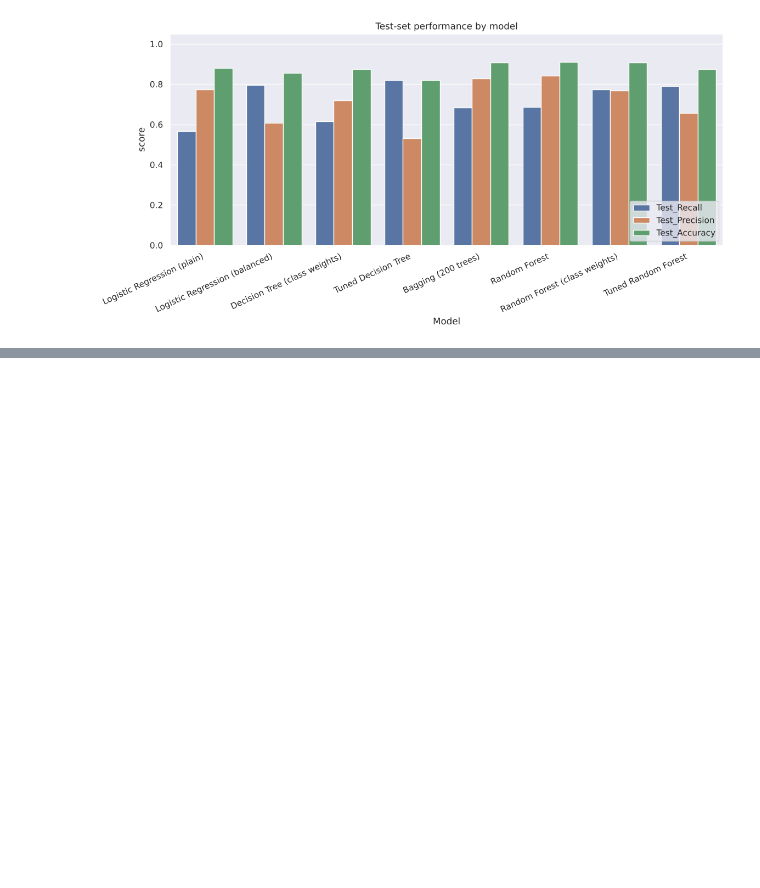
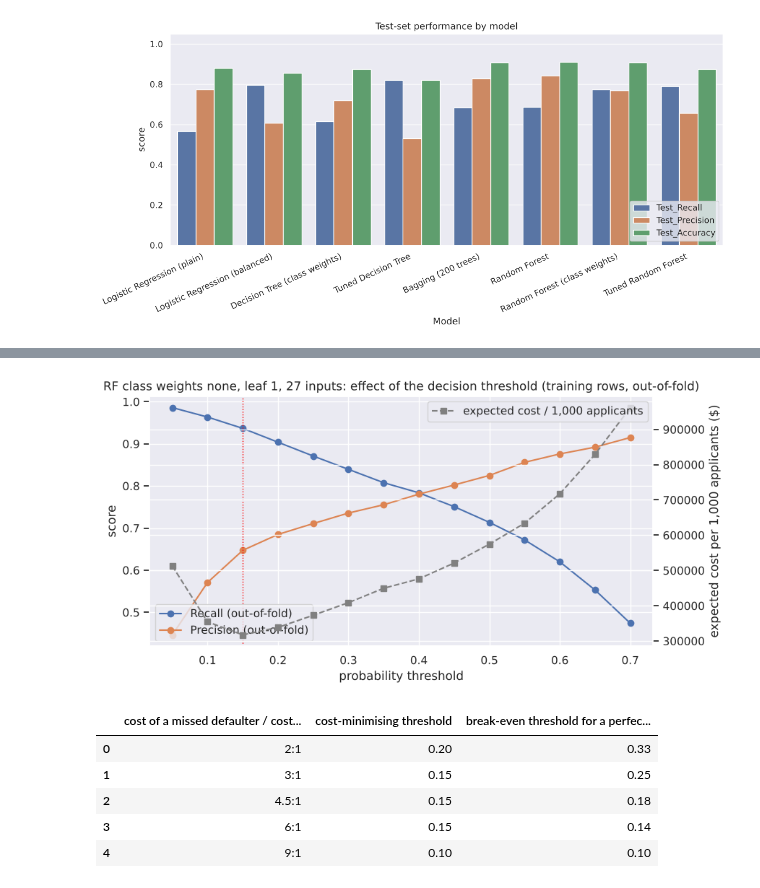
Before and after one commit to shubham1891/Personal-code, a Jupyter notebook: notebooks/Loan_Default_Prediction_Low_Code.ipynb, the cells around one changed output, grey strips where cells are left out. Cells and saved outputs as stored; diff of their text form; code cells hidden in the pictures; blank space fills up the shorter version.

```diff
--- a/notebooks/Loan_Default_Prediction_Low_Code.ipynb
+++ b/notebooks/Loan_Default_Prediction_Low_Code.ipynb
@@ -1855,0 +1926,29 @@ Selected model: RF class weights 0.2/0.8, 27 inputs | selected threshold: 0.25
+# %%
+#@title
+# Out-of-fold cost curve of the winner (mean over the three repeated 5-fold splits) and the sensitivity of the threshold to the cost ratio
+tbl = oof[winner]['table']
+fig, ax1 = plt.subplots(figsize=(9, 4.5))
+ax1.plot(tbl['threshold'], tbl['recall'], marker='o', label='Recall (out-of-fold)')
+ax1.plot(tbl['threshold'], tbl['precision'], marker='o', label='Precision (out-of-fold)')
+ax1.set_xlabel('probability threshold'); ax1.set_ylabel('score'); ax1.legend(loc='lower left')
+ax2 = ax1.twinx()
+ax2.plot(tbl['threshold'], tbl['expected_cost_per_1000_$'], color='grey', linestyle='--', marker='s', label='expected cost / 1,000 applicants')
+ax2.set_ylabel('expected cost per 1,000 applicants ($)'); ax2.legend(loc='upper right')
+ax1.axvline(FINAL_THRESHOLD, color='red', linestyle=':', linewidth=1)
+plt.title(f'{winner}: effect of the decision threshold (training rows, out-of-fold)'); plt.show()
+
+rows = []
+for ratio in [2, 3, 4.5, 6, 9]:
+    costs = [sum(confusion_matrix(y_train, (p > t).astype(int)).ravel()[2] * ratio + confusion_matrix(y_train, (p > t).astype(int)).ravel()[1] for p in oof[winner]['probas']) for t in THRESHOLDS]
+    rows.append({'cost of a missed defaulter / cost of a wrongly declined customer': f'{ratio}:1', 'cost-minimising threshold': THRESHOLDS[int(np.argmin(costs))],
+                 'break-even threshold for a perfectly calibrated score': round(1 / (1 + ratio), 2)})
+display(pd.DataFrame(rows))
+tbl.round(3)
+# %% [output]
+[figure, added]
+|  | cost of a missed defaulter / cost... | cost-minimising threshold | break-even threshold for a perfec... |
+| 0 | 2:1 | 0.20 | 0.33 |
+| 1 | 3:1 | 0.15 | 0.25 |
+| 2 | 4.5:1 | 0.15 | 0.18 |
+| 3 | 6:1 | 0.15 | 0.14 |
+| 4 | 9:1 | 0.10 | 0.10 |
```
Also changed, not shown: parts of 13 cells of this notebook, 18 other files.
